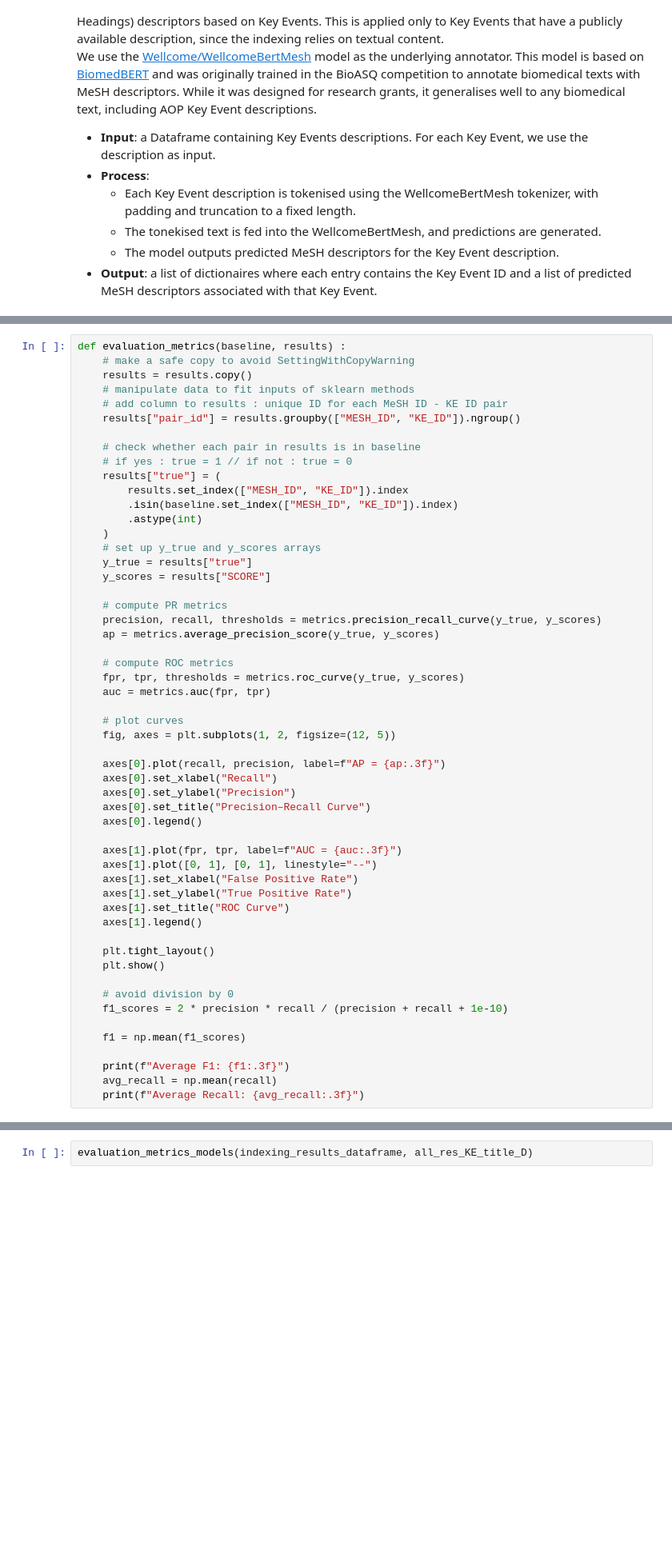
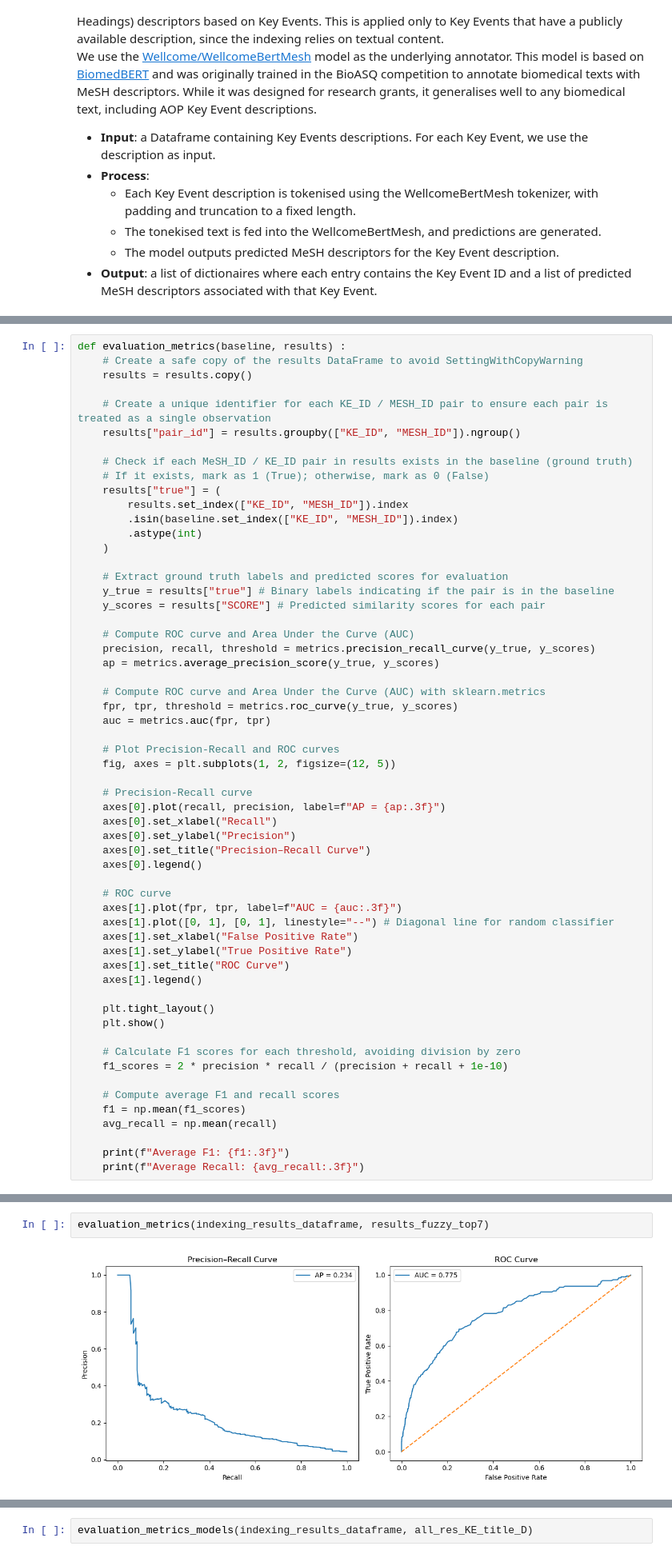
Before and after one commit to mathemei/AOP2MESH, a Jupyter notebook: AOP-MeSH_tests_validation.ipynb, the cells around one changed output, grey strips where cells are left out. Shown at 80% size. Cells and saved outputs as stored; diff of their text form; blank space fills up the shorter version.

```diff
--- a/AOP-MeSH_tests_validation.ipynb
+++ b/AOP-MeSH_tests_validation.ipynb
@@ -768,41 +791,44 @@ plt.show()
 # %%
 def evaluation_metrics(baseline, results) :
-    # make a safe copy to avoid SettingWithCopyWarning
+    # Create a safe copy of the results DataFrame to avoid SettingWithCopyWarning
     results = results.copy()
-    # manipulate data to fit inputs of sklearn methods
-    # add column to results : unique ID for each MeSH ID - KE ID pair
-    results["pair_id"] = results.groupby(["MESH_ID", "KE_ID"]).ngroup()
 
-    # check whether each pair in results is in baseline
-    # if yes : true = 1 // if not : true = 0
+    # Create a unique identifier for each KE_ID / MESH_ID pair to ensure each pair is treated as a single observation
+    results["pair_id"] = results.groupby(["KE_ID", "MESH_ID"]).ngroup()
+
+    # Check if each MeSH_ID / KE_ID pair in results exists in the baseline (ground truth)
+    # If it exists, mark as 1 (True); otherwise, mark as 0 (False)
     results["true"] = (
-        results.set_index(["MESH_ID", "KE_ID"]).index
-        .isin(baseline.set_index(["MESH_ID", "KE_ID"]).index)
+        results.set_index(["KE_ID", "MESH_ID"]).index
+        .isin(baseline.set_index(["KE_ID", "MESH_ID"]).index)
         .astype(int)
     )
-    # set up y_true and y_scores arrays
-    y_true = results["true"]
-    y_scores = results["SCORE"]
 
-    # compute PR metrics
-    precision, recall, thresholds = metrics.precision_recall_curve(y_true, y_scores)
+    # Extract ground truth labels and predicted scores for evaluation
+    y_true = results["true"] # Binary labels indicating if the pair is in the baseline
+    y_scores = results["SCORE"] # Predicted similarity scores for each pair
+
+    # Compute ROC curve and Area Under the Curve (AUC)
+    precision, recall, threshold = metrics.precision_recall_curve(y_true, y_scores)
     ap = metrics.average_precision_score(y_true, y_scores)
 
-    # compute ROC metrics
-    fpr, tpr, thresholds = metrics.roc_curve(y_true, y_scores)
+    # Compute ROC curve and Area Under the Curve (AUC) with sklearn.metrics
+    fpr, tpr, threshold = metrics.roc_curve(y_true, y_scores)
     auc = metrics.auc(fpr, tpr)
 
-    # plot curves
+    # Plot Precision-Recall and ROC curves
     fig, axes = plt.subplots(1, 2, figsize=(12, 5))
 
+    # Precision-Recall curve
     axes[0].plot(recall, precision, label=f"AP = {ap:.3f}")
     axes[0].set_xlabel("Recall")
     axes[0].set_ylabel("Precision")
     axes[0].set_title("Precision–Recall Curve")
     axes[0].legend()
 
+    # ROC curve
     axes[1].plot(fpr, tpr, label=f"AUC = {auc:.3f}")
-    axes[1].plot([0, 1], [0, 1], linestyle="--")
+    axes[1].plot([0, 1], [0, 1], linestyle="--") # Diagonal line for random classifier
     axes[1].set_xlabel("False Positive Rate")
     axes[1].set_ylabel("True Positive Rate")
     axes[1].set_title("ROC Curve")
@@ -811,13 +837,14 @@ def evaluation_metrics(baseline, results) :
     plt.tight_layout()
     plt.show()
 
-    # avoid division by 0
+    # Calculate F1 scores for each threshold, avoiding division by zero
     f1_scores = 2 * precision * recall / (precision + recall + 1e-10)
 
+    # Compute average F1 and recall scores
     f1 = np.mean(f1_scores)
+    avg_recall = np.mean(recall)
 
     print(f"Average F1: {f1:.3f}")
-    avg_recall = np.mean(recall)
     print(f"Average Recall: {avg_recall:.3f}")
 # %%
 evaluation_metrics(indexing_results_dataframe, results_fuzzy)
@@ -834,0 +874,4 @@ Best threshold: 33.8798
+# %%
+evaluation_metrics(indexing_results_dataframe, results_fuzzy_top7)
+# %% [output]
+[figure, added]
```
Also changed, not shown: parts of 66 cells of this notebook, 1 other file.
